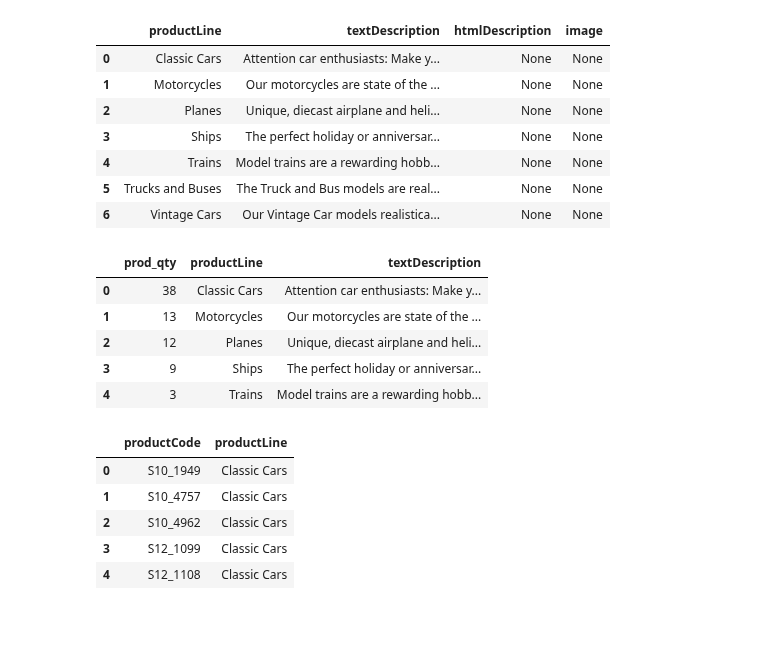
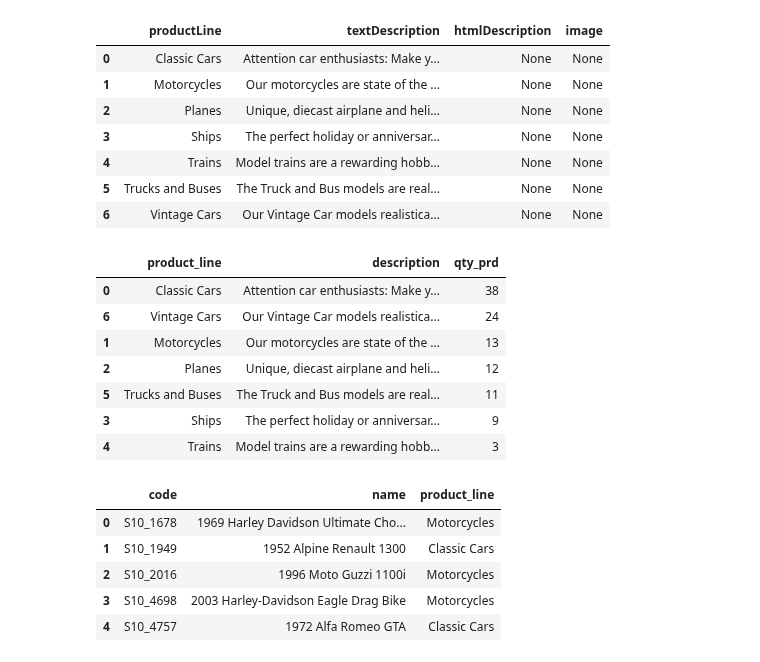
Before and after one commit to pveinberg/Curso_DataScience_Minsait, a Jupyter notebook: Notebooks/Aula01/Pandas_Sql.ipynb, the cells around one changed output. Saved outputs shown, nothing was run; the diff lists cells and outputs as text; code cells hidden in the pictures; blank space fills up the shorter version.

```diff
--- a/Notebooks/Aula01/Pandas_Sql.ipynb
+++ b/Notebooks/Aula01/Pandas_Sql.ipynb
@@ -114,7 +91,8 @@ Philippines      1
 dtype: int64
 # %%
-query = text('select * from productlines')
-productlines = pd.read_sql(query, conn)
+# Recuperação das categorias (products lines)
+q = text('select * from productlines')
+productlines = pd.read_sql(q, conn)
 productlines
 # %% [output]
 |  | productLine | textDescription | htmlDescription | image |
@@ -126,33 +104,40 @@ productlines
 | 5 | Trucks and Buses | The Truck and Bus models are real... | None | None |
 | 6 | Vintage Cars | Our Vintage Car models realistica... | None | None |
 # %%
-query = text('''
-select count(b.productCode) as prod_qty, a.productLine, a.textDescription
+# Seleção de quantidade de produtos por categoria ornadenados na camada pandas pelas que tem mais produtos
+q = text('''
+select a.productLine as product_line,
+    a.textDescription as description,
+    count(b.productCode) as qty_prd
     from productlines a
     inner join products b on a.productLine = b.productLine
     group by a.productLine
 ''')
-productlines = pd.read_sql(query, conn)
-productlines.head()
+productlines = pd.read_sql(q, conn)
+productlines.sort_values(by='qty_prd', ascending=False)
 # %% [output]
-|  | prod_qty | productLine | textDescription |
-| 0 | 38 | Classic Cars | Attention car enthusiasts: Make y... |
-| 1 | 13 | Motorcycles | Our motorcycles are state of the ... |
-| 2 | 12 | Planes | Unique, diecast airplane and heli... |
-| 3 | 9 | Ships | The perfect holiday or anniversar... |
-| 4 | 3 | Trains | Model trains are a rewarding hobb... |
+|  | product_line | description | qty_prd |
+| 0 | Classic Cars | Attention car enthusiasts: Make y... | 38 |
+| 6 | Vintage Cars | Our Vintage Car models realistica... | 24 |
+| 1 | Motorcycles | Our motorcycles are state of the ... | 13 |
+| 2 | Planes | Unique, diecast airplane and heli... | 12 |
+| 5 | Trucks and Buses | The Truck and Bus models are real... | 11 |
+| 3 | Ships | The perfect holiday or anniversar... | 9 |
+| 4 | Trains | Model trains are a rewarding hobb... | 3 |
 # %%
-query = text('''
-select productCode, productLine
+q = text('''
+select productCode as code,
+    productName as name,
+    productLine as product_line
     from products
 ''')
 
-products = pd.read_sql(query, conn)
+products = pd.read_sql(q, conn)
 products.head()
 # %% [output]
-|  | productCode | productLine |
-| 0 | S10_1949 | Classic Cars |
-| 1 | S10_4757 | Classic Cars |
-| 2 | S10_4962 | Classic Cars |
-| 3 | S12_1099 | Classic Cars |
-| 4 | S12_1108 | Classic Cars |
+|  | code | name | product_line |
+| 0 | S10_1678 | 1969 Harley Davidson Ultimate Cho... | Motorcycles |
+| 1 | S10_1949 | 1952 Alpine Renault 1300 | Classic Cars |
+| 2 | S10_2016 | 1996 Moto Guzzi 1100i | Motorcycles |
+| 3 | S10_4698 | 2003 Harley-Davidson Eagle Drag Bike | Motorcycles |
+| 4 | S10_4757 | 1972 Alfa Romeo GTA | Classic Cars |
```
Also changed, not shown: parts of 10 cells of this notebook.
